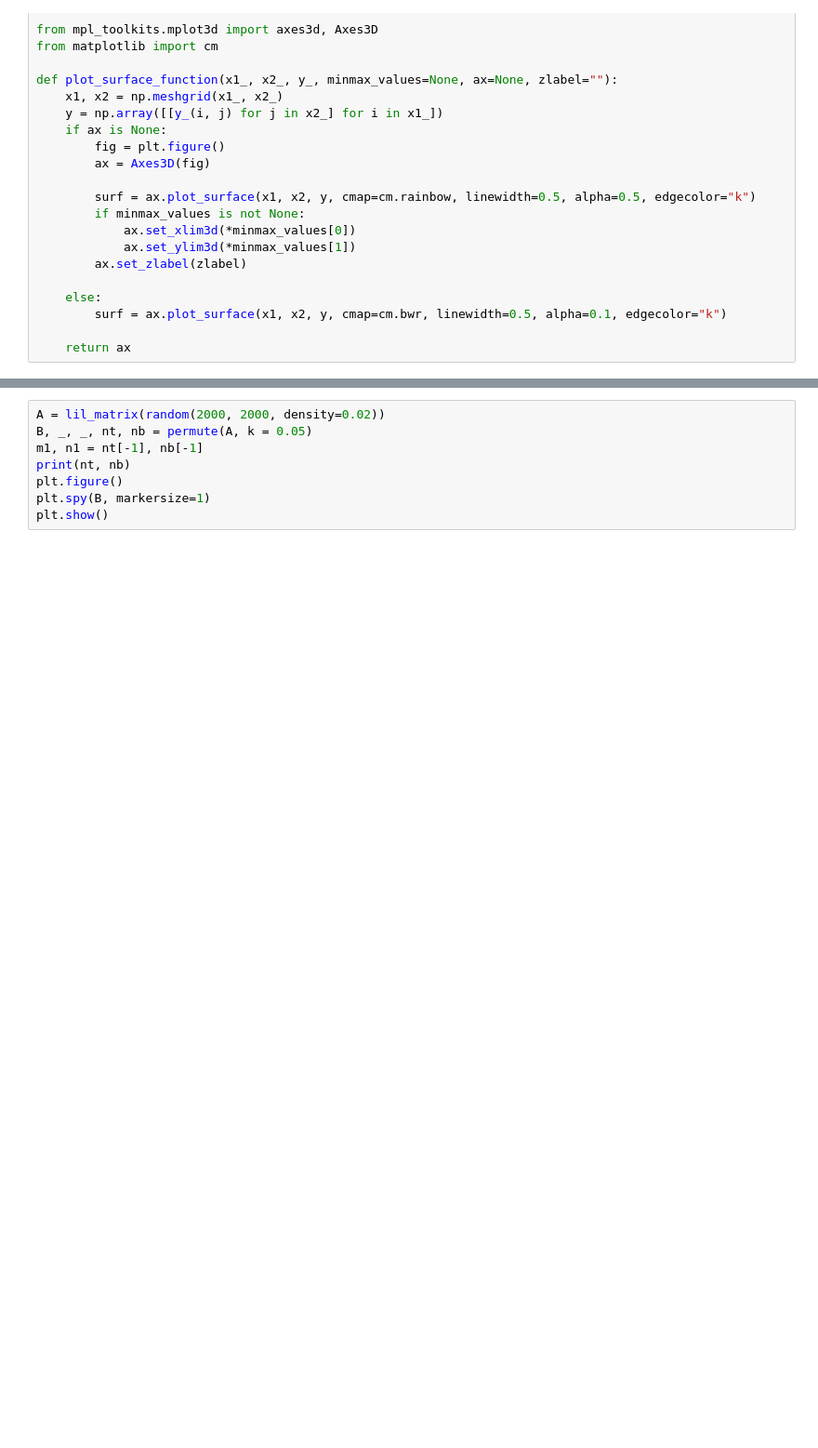
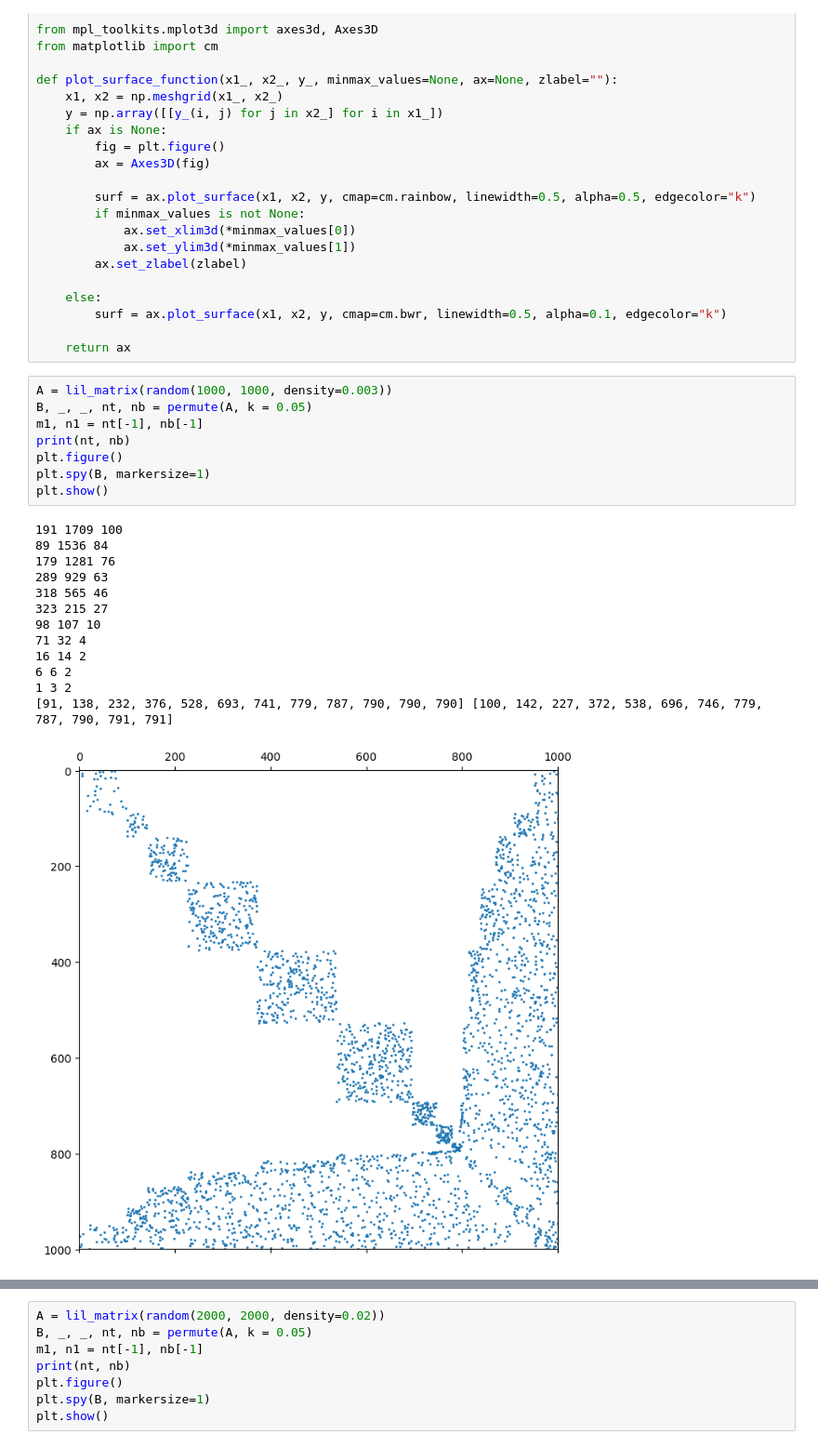
Before and after one commit to yaremenko8/FAST_PSEUDOINVERSE, a Jupyter notebook: FastPI.ipynb, the cells around one changed output, grey strips where cells are left out. Shown at 93% size. Cells and saved outputs as stored; diff of their text form; blank space fills up the shorter version.

```diff
--- a/FastPI.ipynb
+++ b/FastPI.ipynb
@@ -144,3 +144,25 @@ def plot_surface_function(x1_, x2_, y_, minmax_values=None, ax=None, zlabel=""):
         surf = ax.plot_surface(x1, x2, y, cmap=cm.bwr, linewidth=0.5, alpha=0.1, edgecolor="k")
 
     return ax
+# %%
+A = lil_matrix(random(1000, 1000, density=0.003))
+B, _, _, nt, nb = permute(A, k = 0.05)
+m1, n1 = nt[-1], nb[-1]
+print(nt, nb)
+plt.figure()
+plt.spy(B, markersize=1)
+plt.show()
+# %% [output]
+191 1709 100
+89 1536 84
+179 1281 76
+289 929 63
+318 565 46
+323 215 27
+98 107 10
+71 32 4
+16 14 2
+6 6 2
+1 3 2
+[91, 138, 232, 376, 528, 693, 741, 779, 787, 790, 790, 790] [100, 142, 227, 372, 538, 696, 746, 779, 787, 790, 791, 791]
+[figure, added]
```
Also changed, not shown: parts of 2 cells of this notebook.
